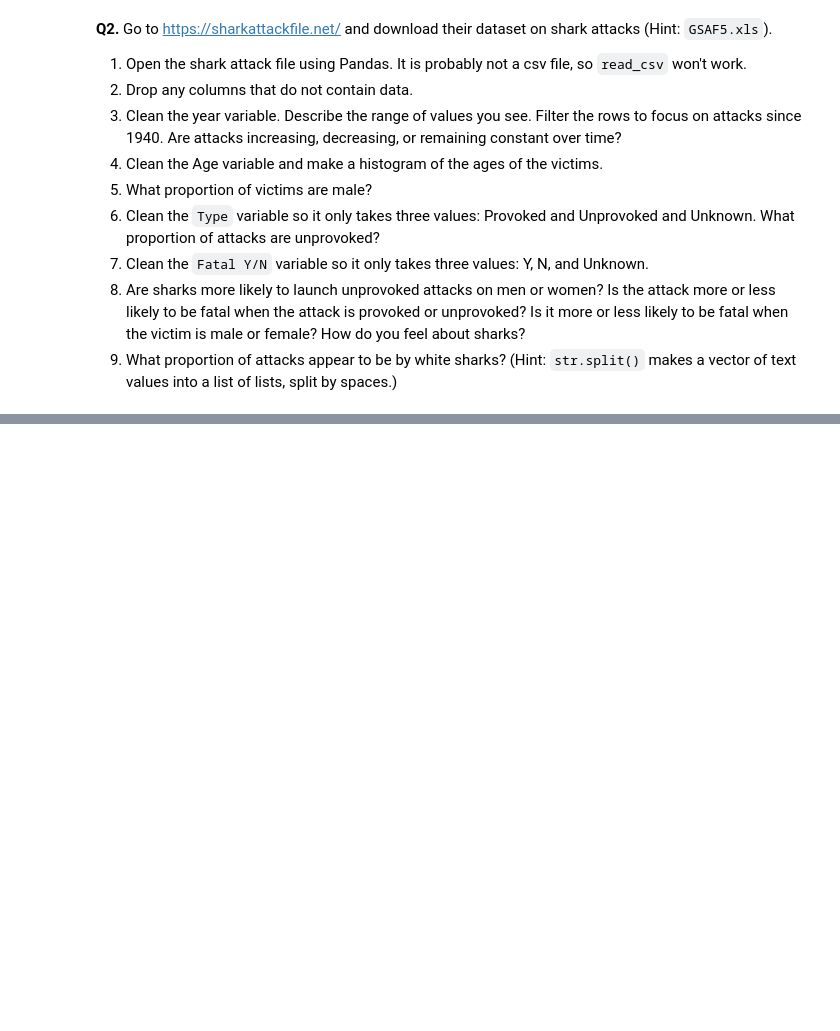
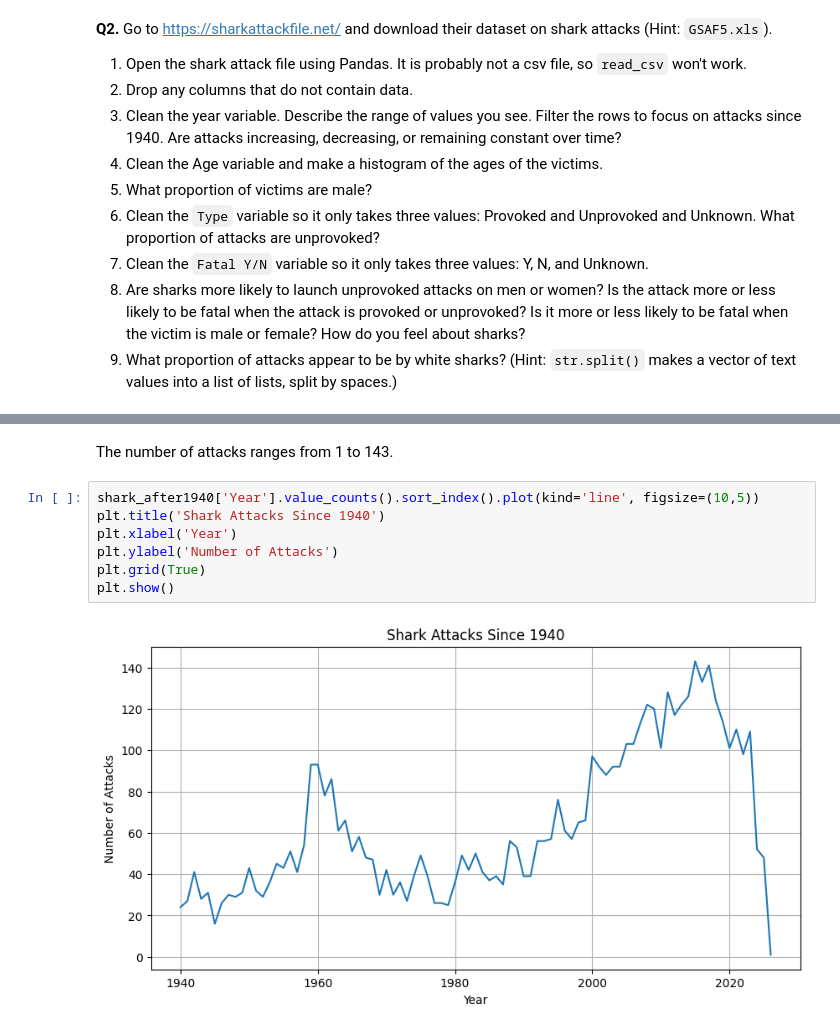
Before and after one commit to amn8ge/wrangling_assignment, a Jupyter notebook: assignment.ipynb, the cells around one changed output, grey strips where cells are left out. Saved outputs shown, nothing was run; the diff lists cells and outputs as text; blank space fills up the shorter version.

```diff
--- a/assignment.ipynb
+++ b/assignment.ipynb
@@ -120,0 +220,11 @@ print(missing_proportion)
+# %% [markdown]
+The number of attacks ranges from 1 to 143.
+# %%
+shark_after1940['Year'].value_counts().sort_index().plot(kind='line', figsize=(10,5))
+plt.title('Shark Attacks Since 1940')
+plt.xlabel('Year')
+plt.ylabel('Number of Attacks')
+plt.grid(True)
+plt.show()
+# %% [output]
+[figure, added]
```
Also changed, not shown: parts of 38 cells of this notebook.
